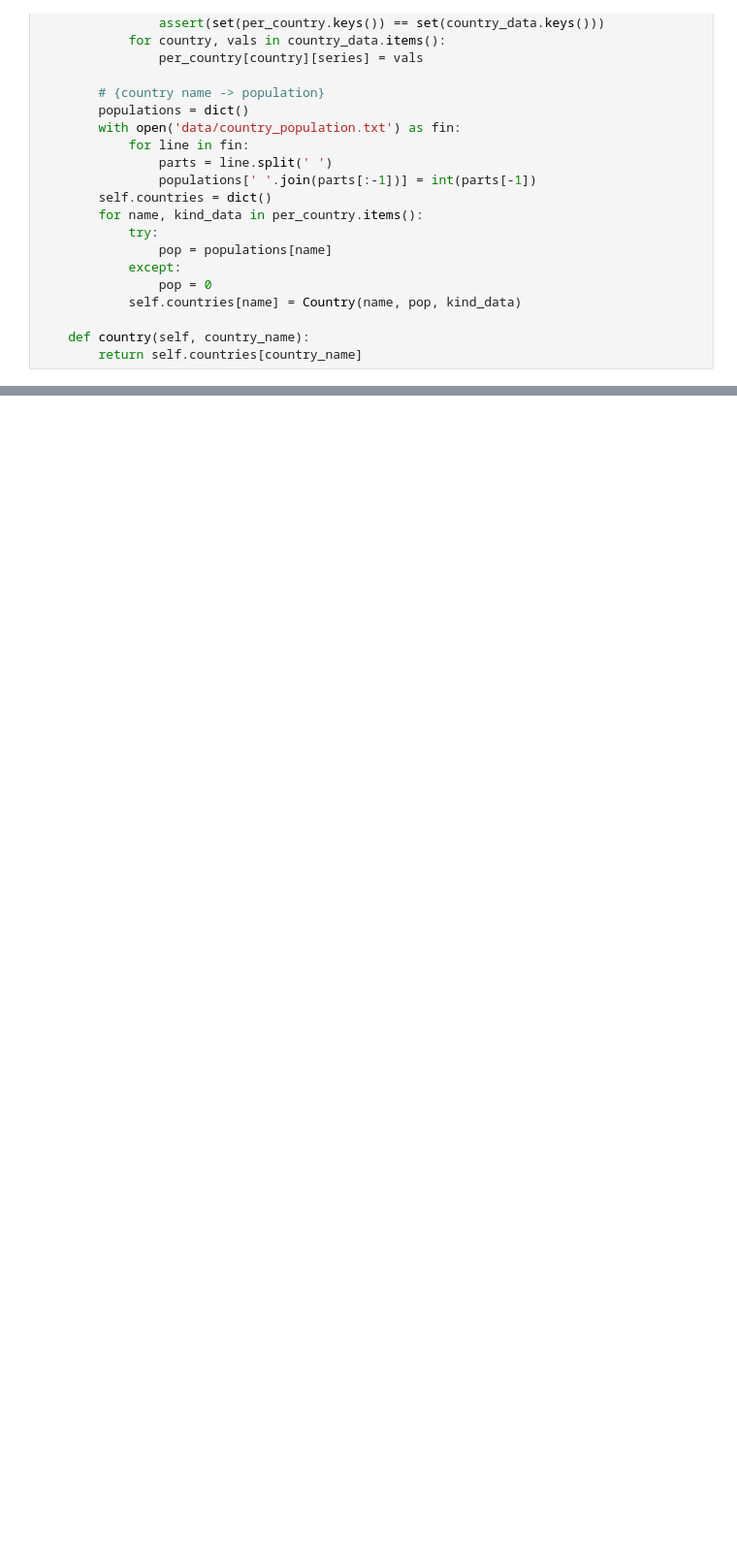
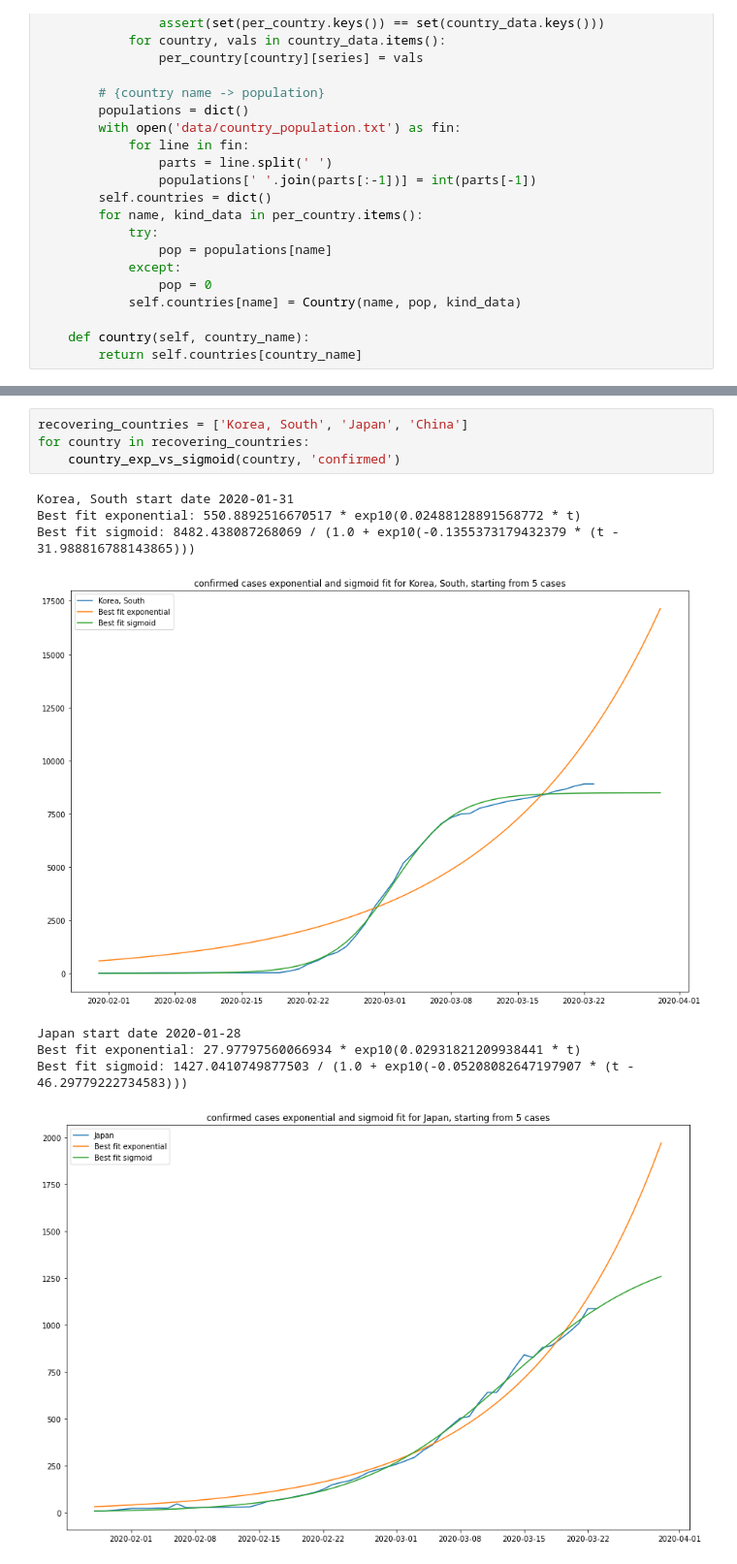
Before and after one commit to ibudiselic/covid, a Jupyter notebook: analyze.ipynb, the cells around one changed output, grey strips where cells are left out. Shown at 97% size. Drawn from its saved outputs; the diff is of its cells as text; blank space fills up the shorter version.

```diff
--- a/analyze.ipynb
+++ b/analyze.ipynb
@@ -170,0 +206,13 @@ Best fit: 0.669782949154767 * exp10(0.11172661478398375 * t)
+# %%
+recovering_countries = ['Korea, South', 'Japan', 'China']
+for country in recovering_countries:
+    country_exp_vs_sigmoid(country, 'confirmed')
+# %% [output]
+Korea, South start date 2020-01-31
+Best fit exponential: 550.8892516670517 * exp10(0.02488128891568772 * t)
+Best fit sigmoid: 8482.438087268069 / (1.0 + exp10(-0.1355373179432379 * (t - 31.988816788143865)))
+[figure, added]
+Japan start date 2020-01-28
+Best fit exponential: 27.97797560066934 * exp10(0.02931821209938441 * t)
+Best fit sigmoid: 1427.0410749877503 / (1.0 + exp10(-0.05208082647197907 * (t - 46.29779222734583)))
+[figure, added]
```
Also changed, not shown: parts of 5 cells of this notebook, 3 other files.
